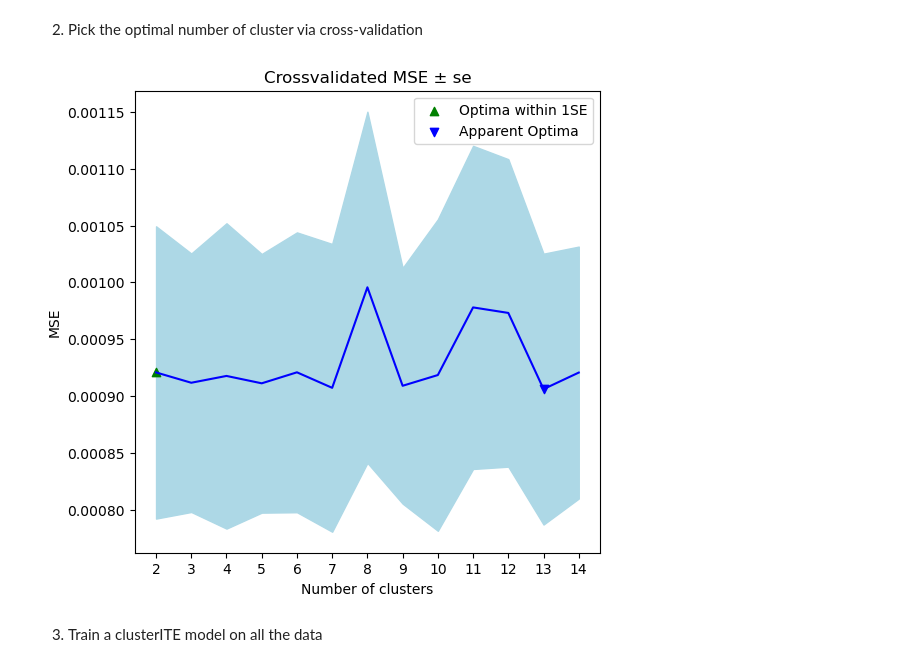
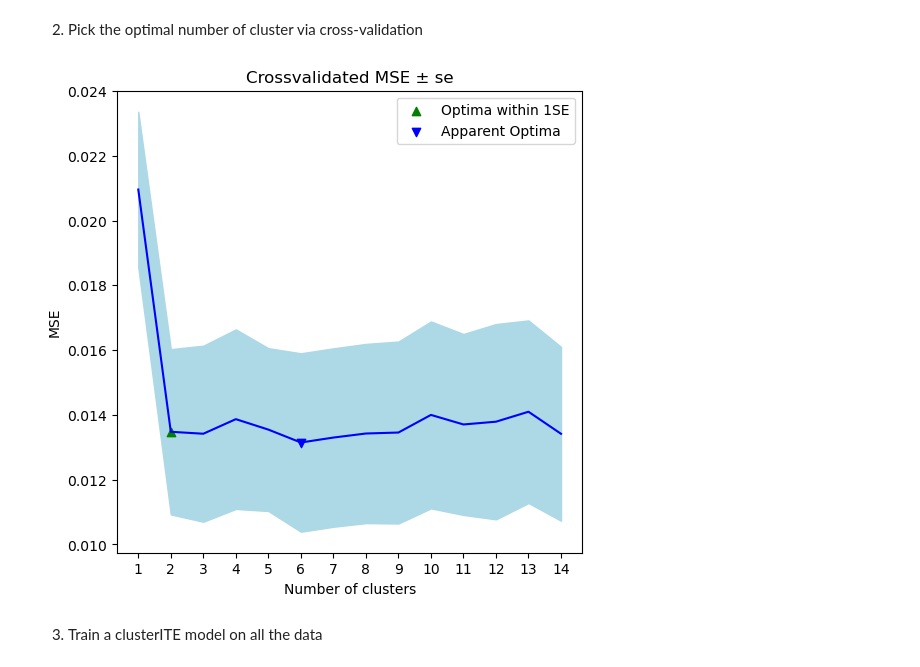
Before and after one commit to fcgrolleau/clusterITE, a Jupyter notebook: minimal.ipynb, the cells around one changed output. Drawn from its saved outputs; the diff is of its cells as text; code cells hidden in the pictures.

```diff
--- a/minimal.ipynb
+++ b/minimal.ipynb
@@ -89,0 +5,5 @@ y.shape, (np.min(y), np.max(y))
+# %%
+from gen_dat import gen_data
+
+# Generate data with 10000 points, 2 features, and 3 clusters
+X, y, _, _ = gen_data(n=100, p=2, K=3, eigen=[2, 3], verbose=True)
@@ -107,7 +32,7 @@ To enable the following instructions: AVX2 AVX512F AVX512_VNNI FMA, in other ope
 cv_model = ClusterIte_cv(nb_folds=5)
 
 # Specify a range for the no. of clusters and fit this model to the data
-cv_model.fit(X_train, y_train, cluster_range = range(1,100,5))
+cv_model.fit(X_train, y_train, cluster_range = range(1, 15))
 
 # Plot the result
 cv_model.plot()
@@ -158,9 +81,11 @@ mean_squared_error(final_model.predict(X_test), y_test)
 def custom_tf_model(n_clusters):
     model = Sequential()
     ## Write your favorite architecture here...
+    model.add(Dense(10, use_bias=True, activation='relu'))
+    model.add(Dense(10, use_bias=True, activation='relu'))
     ## ... but make sure to finish the network like so
     model.add(Dense(n_clusters, use_bias=True, activation='softmax'))
-    model.compile(loss='categorical_crossentropy', optimizer='sgd', metrics=['accuracy'])
+    model.compile(loss='categorical_crossentropy', optimizer='rmsprop', metrics=['accuracy'])
     return model
 
 # For the expert networks, define any sklearn architecture of your choice
@@ -172,14 +97,14 @@ base_learners = {'experts': RandomForestRegressor(n_estimators=100, max_depth=10
 # %%
 # Instanciate a ClusterIte model with 5 fold cross-validation
 cv_model = ClusterIte_cv(nb_folds=5, **base_learners)
 
 # Specify a range for the no. of clusters and fit this model to the data
-cv_model.fit(X_train, y_train, cluster_range = range(2,15))
+cv_model.fit(X_train, y_train, cluster_range = range(1,15))
 
 # Plot the result
 cv_model.plot()
 # %% [output]
-[figure, old version]
+[figure, new version]
 # %% [markdown]
 3. Train a clusterITE model on all the data
 # %%
```
Also changed, not shown: parts of 21 cells of this notebook, 5 other files.
